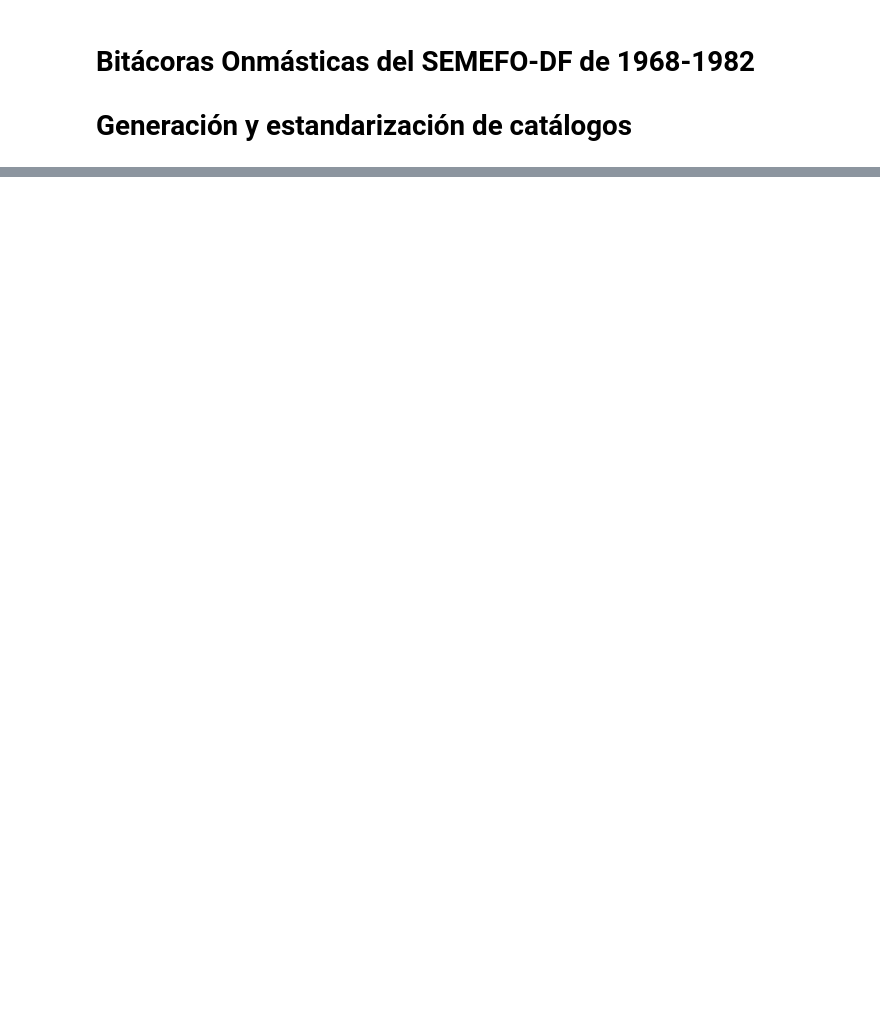
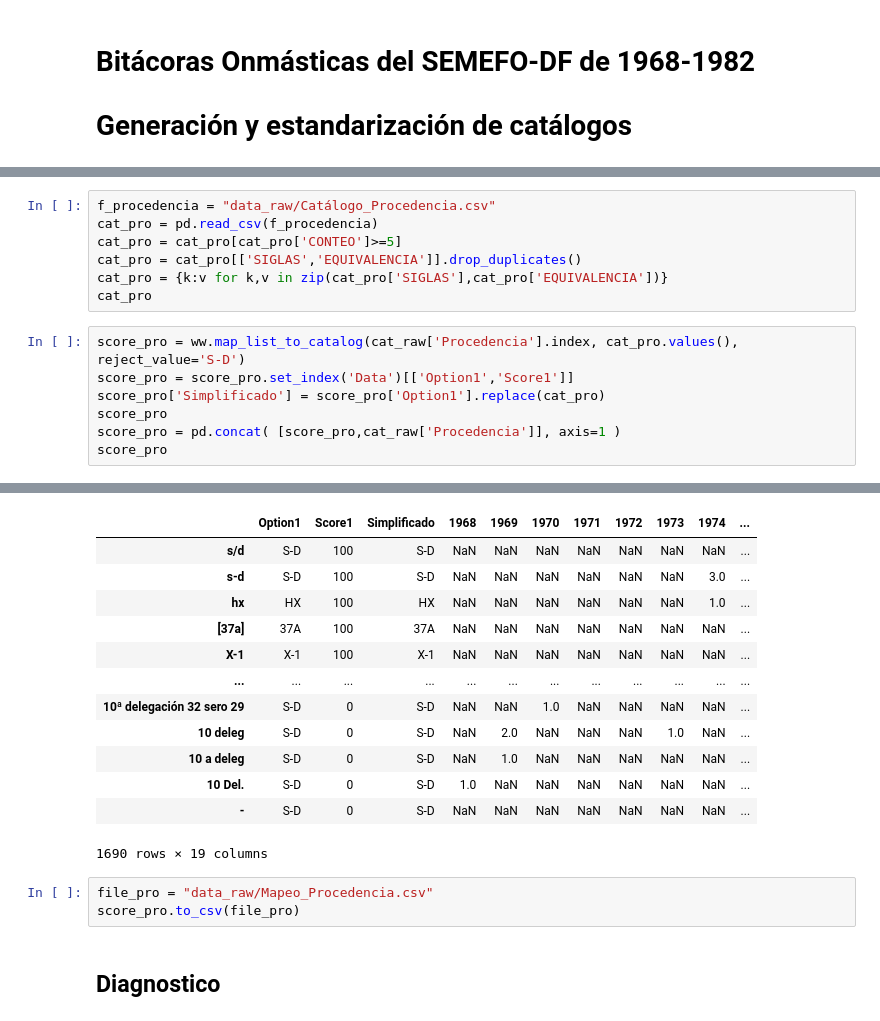
Before and after one commit to mar-esther23/SEMEFO_busqueda, a Jupyter notebook: BO_catalogos.ipynb, the cells around one changed output, grey strips where cells are left out. Drawn from its saved outputs; the diff is of its cells as text; blank space fills up the shorter version.

```diff
--- a/BO_catalogos.ipynb
+++ b/BO_catalogos.ipynb
@@ -124,0 +140,15 @@ cat_raw['Sexo']
+# %%
+f_procedencia = "data_raw/Catálogo_Procedencia.csv"
+cat_pro = pd.read_csv(f_procedencia)
+cat_pro = cat_pro[cat_pro['CONTEO']>=5]
+cat_pro = cat_pro[['SIGLAS','EQUIVALENCIA']].drop_duplicates()
+cat_pro = {k:v for k,v in zip(cat_pro['SIGLAS'],cat_pro['EQUIVALENCIA'])}
+cat_pro
+# %%
+score_pro = ww.map_list_to_catalog(cat_raw['Procedencia'].index, cat_pro.values(), reject_value='S-D')
+score_pro = score_pro.set_index('Data')[['Option1','Score1']]
+score_pro['Simplificado'] = score_pro['Option1'].replace(cat_pro)
+score_pro
+score_pro = pd.concat( [score_pro,cat_raw['Procedencia']], axis=1 )
+score_pro
+# %% [output]
@@ -124,0 +156,18 @@ cat_raw['Sexo']
+|  | Option1 | Score1 | Simplificado | 1968 | 1969 | 1970 | 1971 | 1972 | 1973 | 1974 | ... |
+| s/d | S-D | 100 | S-D | NaN | NaN | NaN | NaN | NaN | NaN | NaN | ... |
+| s-d | S-D | 100 | S-D | NaN | NaN | NaN | NaN | NaN | NaN | 3.0 | ... |
+| hx | HX | 100 | HX | NaN | NaN | NaN | NaN | NaN | NaN | 1.0 | ... |
+| [37a] | 37A | 100 | 37A | NaN | NaN | NaN | NaN | NaN | NaN | NaN | ... |
+| X-1 | X-1 | 100 | X-1 | NaN | NaN | NaN | NaN | NaN | NaN | NaN | ... |
+| ... | ... | ... | ... | ... | ... | ... | ... | ... | ... | ... | ... |
+| 10ª delegación 32 sero 29 | S-D | 0 | S-D | NaN | NaN | 1.0 | NaN | NaN | NaN | NaN | ... |
+| 10 deleg | S-D | 0 | S-D | NaN | 2.0 | NaN | NaN | NaN | 1.0 | NaN | ... |
+| 10 a deleg | S-D | 0 | S-D | NaN | 1.0 | NaN | NaN | NaN | NaN | NaN | ... |
+| 10 Del. | S-D | 0 | S-D | 1.0 | NaN | NaN | NaN | NaN | NaN | NaN | ... |
+| - | S-D | 0 | S-D | NaN | NaN | NaN | NaN | NaN | NaN | NaN | ... |
+1690 rows × 19 columns
+# %%
+file_pro = "data_raw/Mapeo_Procedencia.csv"
+score_pro.to_csv(file_pro)
+# %% [markdown]
+## Diagnostico
```
Also changed, not shown: parts of 16 cells of this notebook, 2 other files.
